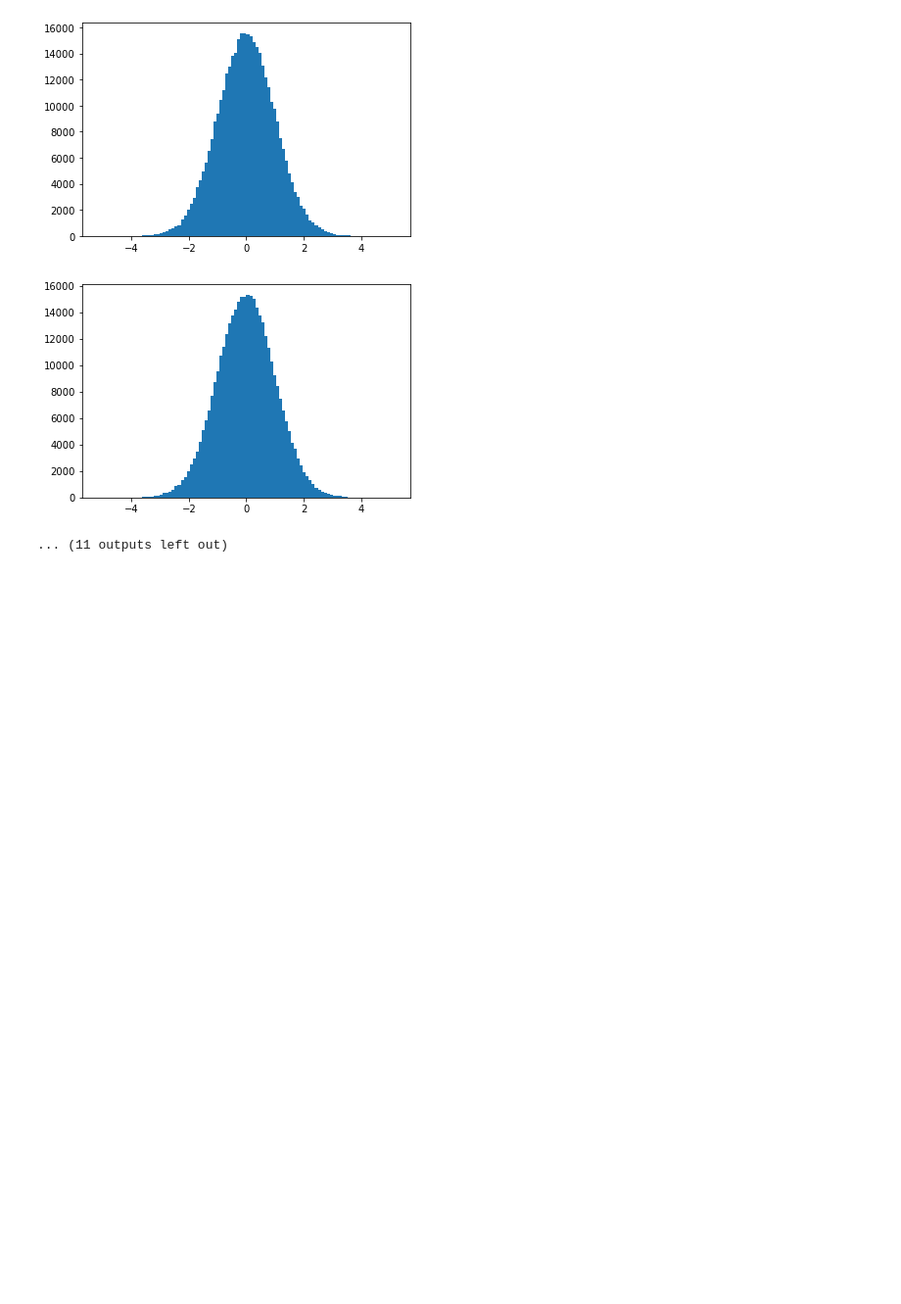
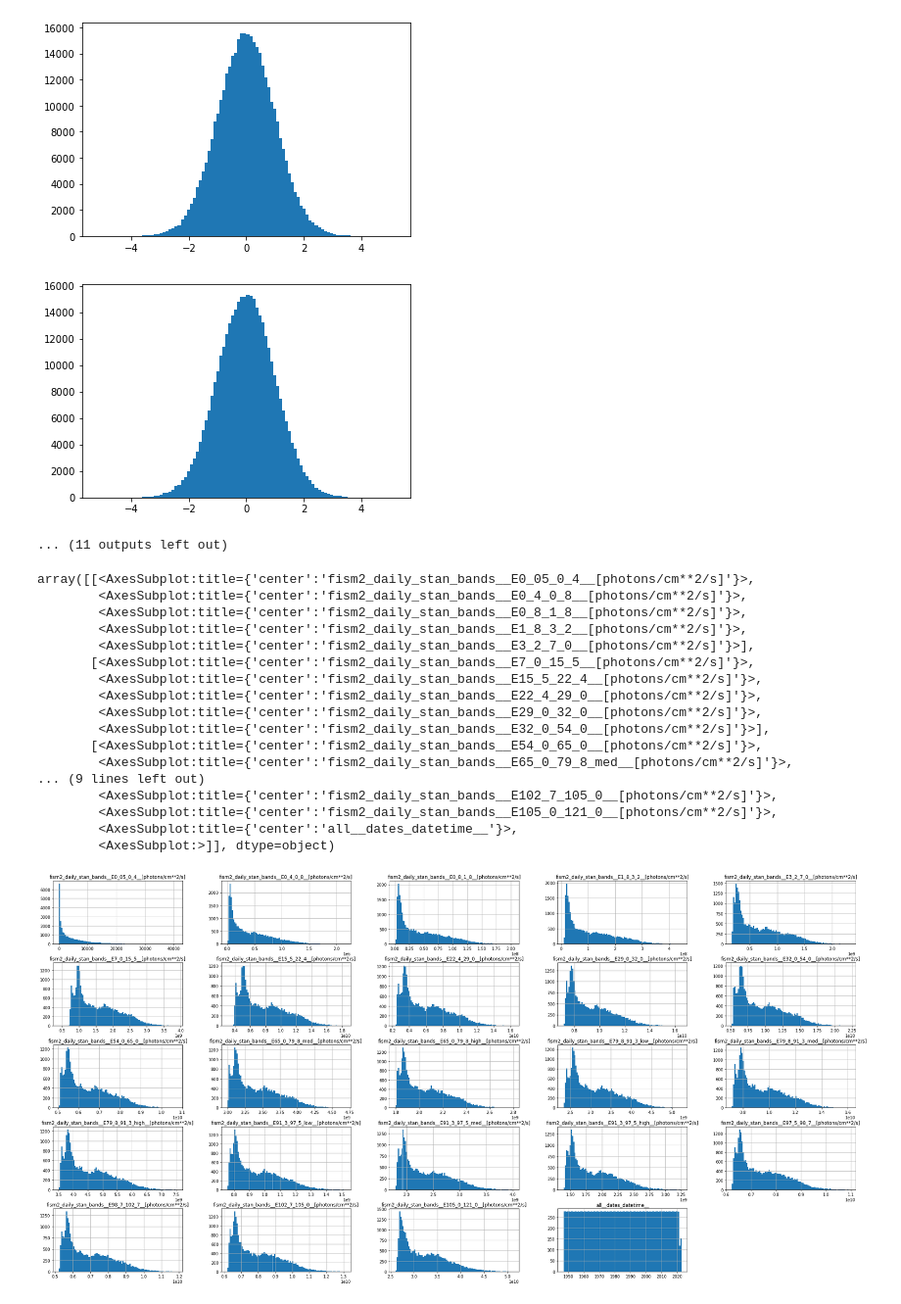
Before and after one commit to spaceml-org/karman, a Jupyter notebook: notebooks/check_data_normalization.ipynb, the cells around one changed output. Shown at 98% size. Drawn from its saved outputs; the diff is of its cells as text; code cells hidden in the pictures; blank space fills up the shorter version.

```diff
--- a/notebooks/check_data_normalization.ipynb
+++ b/notebooks/check_data_normalization.ipynb
@@ -152,3 +152,28 @@ for i in range(23):
 [figure]
 [figure]
 ... (11 outputs left out)
+# %%
+import pandas as pd
+import os
+data_fism2_stan_bands_daily=pd.read_hdf(os.path.join(dataset._directory, 'fism2_daily_stan_bands.h5'))
+# %%
+data_fism2_stan_bands_daily.hist(bins=100,figsize=(36,18))
+# %% [output]
+array([[<AxesSubplot:title={'center':'fism2_daily_stan_bands__E0_05_0_4__[photons/cm**2/s]'}>,
+        <AxesSubplot:title={'center':'fism2_daily_stan_bands__E0_4_0_8__[photons/cm**2/s]'}>,
+        <AxesSubplot:title={'center':'fism2_daily_stan_bands__E0_8_1_8__[photons/cm**2/s]'}>,
+        <AxesSubplot:title={'center':'fism2_daily_stan_bands__E1_8_3_2__[photons/cm**2/s]'}>,
+        <AxesSubplot:title={'center':'fism2_daily_stan_bands__E3_2_7_0__[photons/cm**2/s]'}>],
+       [<AxesSubplot:title={'center':'fism2_daily_stan_bands__E7_0_15_5__[photons/cm**2/s]'}>,
+        <AxesSubplot:title={'center':'fism2_daily_stan_bands__E15_5_22_4__[photons/cm**2/s]'}>,
+        <AxesSubplot:title={'center':'fism2_daily_stan_bands__E22_4_29_0__[photons/cm**2/s]'}>,
+        <AxesSubplot:title={'center':'fism2_daily_stan_bands__E29_0_32_0__[photons/cm**2/s]'}>,
+        <AxesSubplot:title={'center':'fism2_daily_stan_bands__E32_0_54_0__[photons/cm**2/s]'}>],
+       [<AxesSubplot:title={'center':'fism2_daily_stan_bands__E54_0_65_0__[photons/cm**2/s]'}>,
+        <AxesSubplot:title={'center':'fism2_daily_stan_bands__E65_0_79_8_med__[photons/cm**2/s]'}>,
+... (9 lines left out)
+        <AxesSubplot:title={'center':'fism2_daily_stan_bands__E102_7_105_0__[photons/cm**2/s]'}>,
+        <AxesSubplot:title={'center':'fism2_daily_stan_bands__E105_0_121_0__[photons/cm**2/s]'}>,
+        <AxesSubplot:title={'center':'all__dates_datetime__'}>,
+        <AxesSubplot:>]], dtype=object)
+[figure, added]
```
Also changed, not shown: parts of 3 cells of this notebook.
